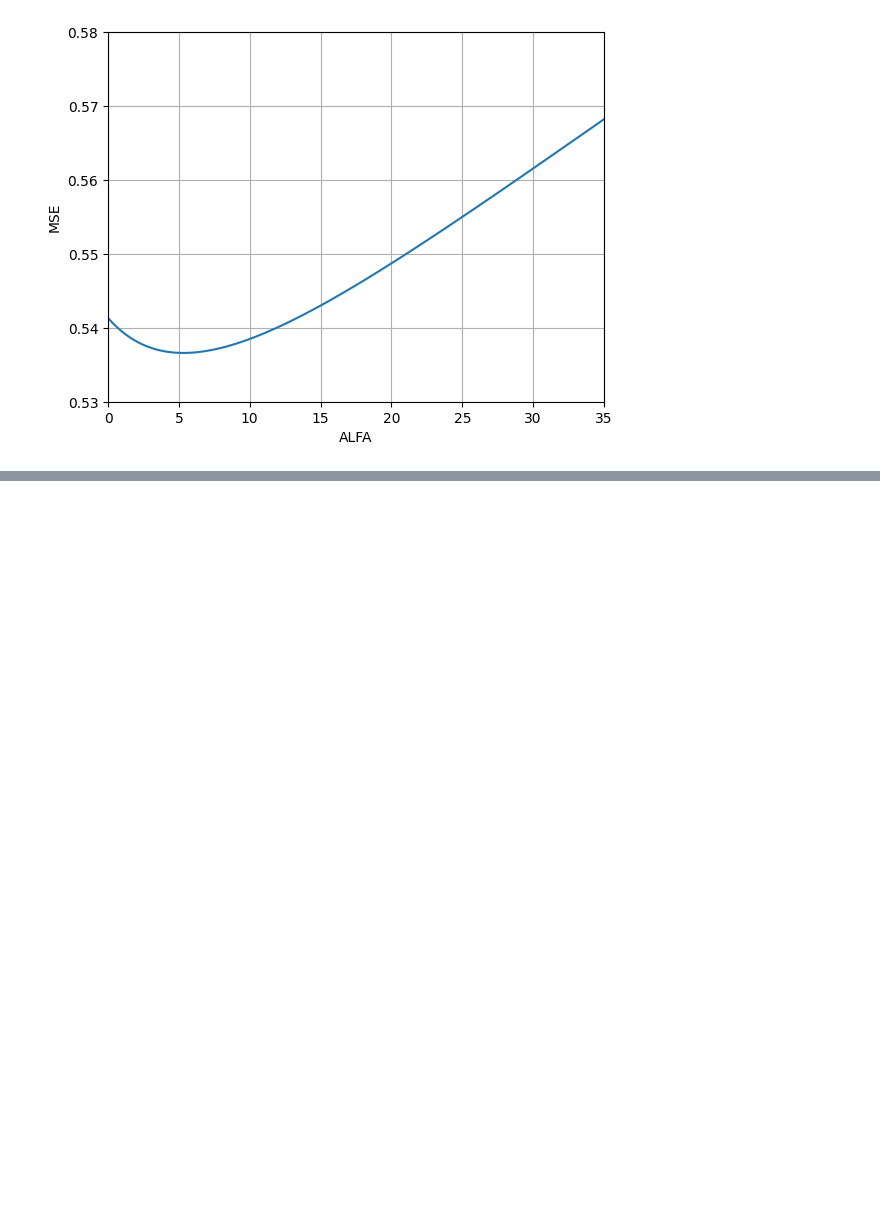
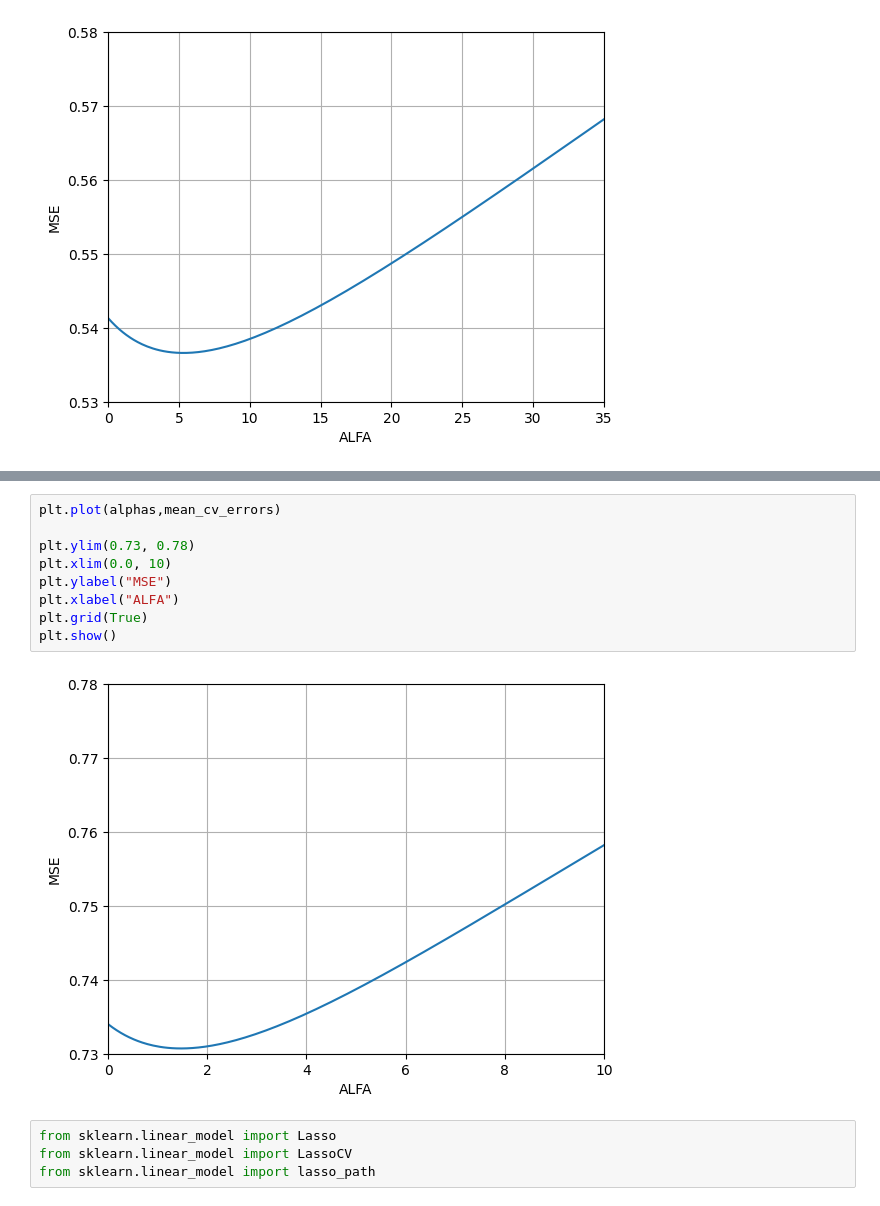
Before and after one commit to gonarec/statistical_learn, a Jupyter notebook: sl-ex4-prostatecancer-arragoni.ipynb, the cells around one changed output, grey strips where cells are left out. Cells and saved outputs as stored; diff of their text form; blank space fills up the shorter version.

Commit message:
lasso

```diff
--- a/sl-ex4-prostatecancer-arragoni.ipynb
+++ b/sl-ex4-prostatecancer-arragoni.ipynb
@@ -208,0 +348,15 @@ MSE del miglior modello: 0.44549966426733884
+# %%
+plt.plot(alphas,mean_cv_errors)
+
+plt.ylim(0.73, 0.78)
+plt.xlim(0.0, 10)
+plt.ylabel("MSE")
+plt.xlabel("ALFA")
+plt.grid(True)
+plt.show()
+# %% [output]
+[figure, added]
+# %%
+from sklearn.linear_model import Lasso
+from sklearn.linear_model import LassoCV
+from sklearn.linear_model import lasso_path
```
Also changed, not shown: parts of 17 cells of this notebook.
